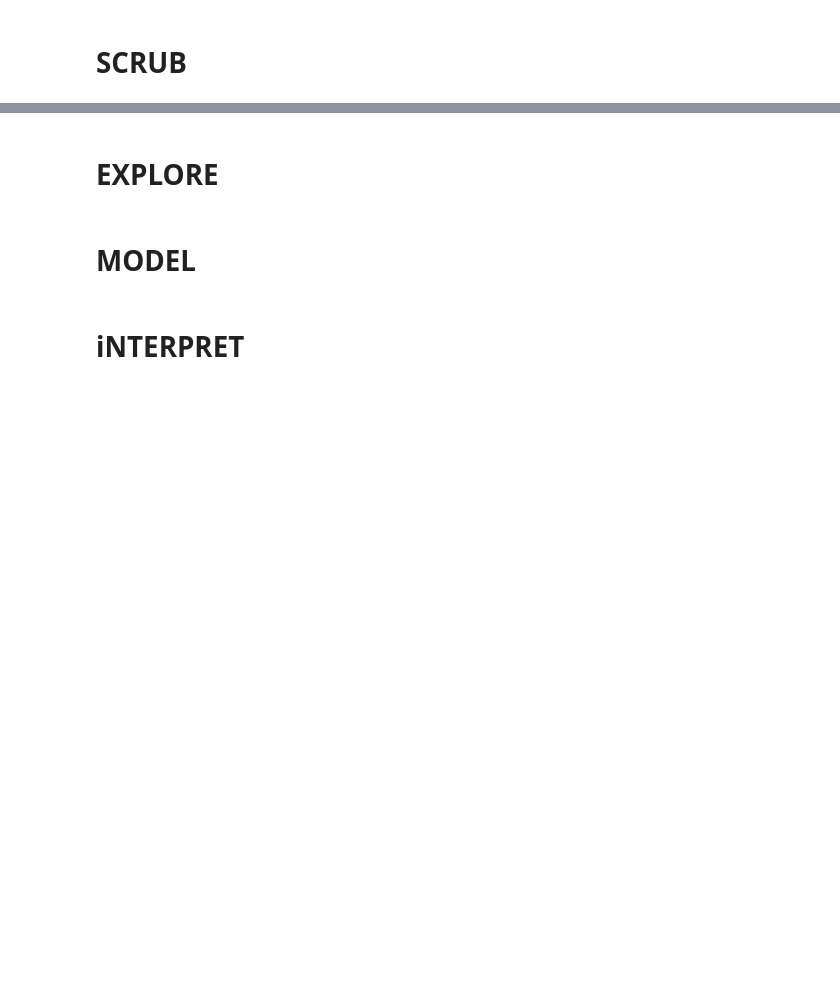
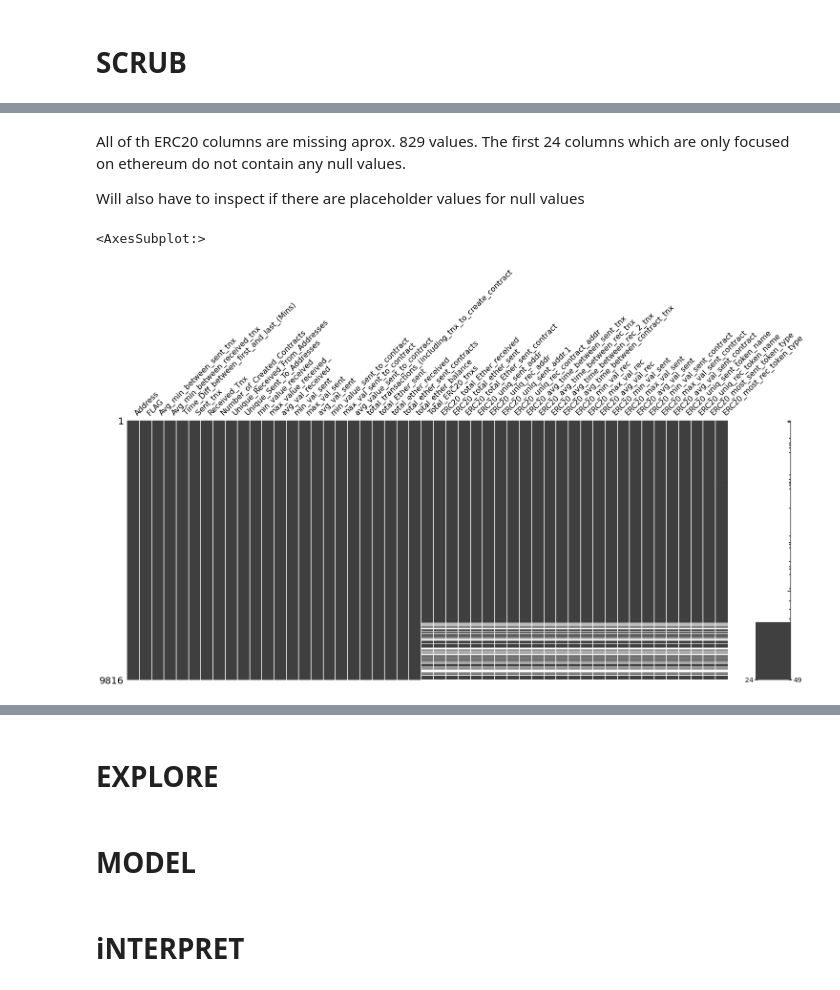
Before and after one commit to kuninethan95/OSEMN, a Jupyter notebook: index_OSEMN.ipynb, the cells around one changed output, grey strips where cells are left out. Saved outputs shown, nothing was run; the diff lists cells and outputs as text; code cells hidden in the pictures; blank space fills up the shorter version.

```diff
--- a/index_OSEMN.ipynb
+++ b/index_OSEMN.ipynb
@@ -144,0 +168,5 @@ ___
+# %%
+# Replace spaces with underscores on column names to make it more 'pythonic'
+
+df.columns = df.columns.str.lstrip()
+df.columns = df.columns.str.replace(' ', '_')
@@ -145,2 +182,6 @@ ___
+# %%
+# Drop unnecessary columns
+
+df = df.drop(columns=['Unnamed:_0', 'Index'], axis=1)
 # %% [markdown]
 # SCRUB
@@ -146,0 +218,4 @@ ___
+# %%
+# Drop full duplicate values
+
+df = df.drop_duplicates()
@@ -146,0 +250,2 @@ ___
+# %%
+df = df.drop_duplicates(subset='Address')
@@ -146,0 +280,10 @@ ___
+# %% [markdown]
+All of th ERC20 columns are missing aprox. 829 values. The first 24 columns which are only focused on ethereum do not contain any null values.
+
+Will also have to inspect if there are placeholder values for null values
+# %%
+import missingno as msno
+msno.matrix(df)
+# %% [output]
+<AxesSubplot:>
+[figure, added]
```
Also changed, not shown: parts of 32 cells of this notebook, 1 other file.
